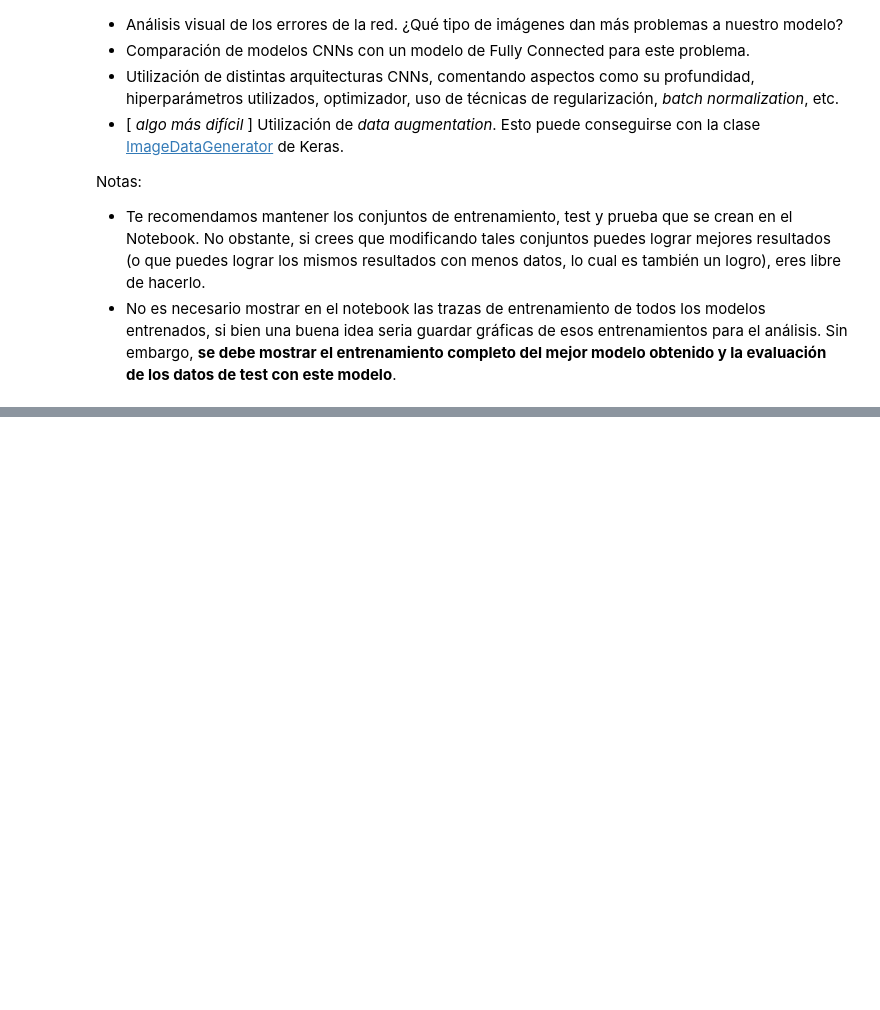
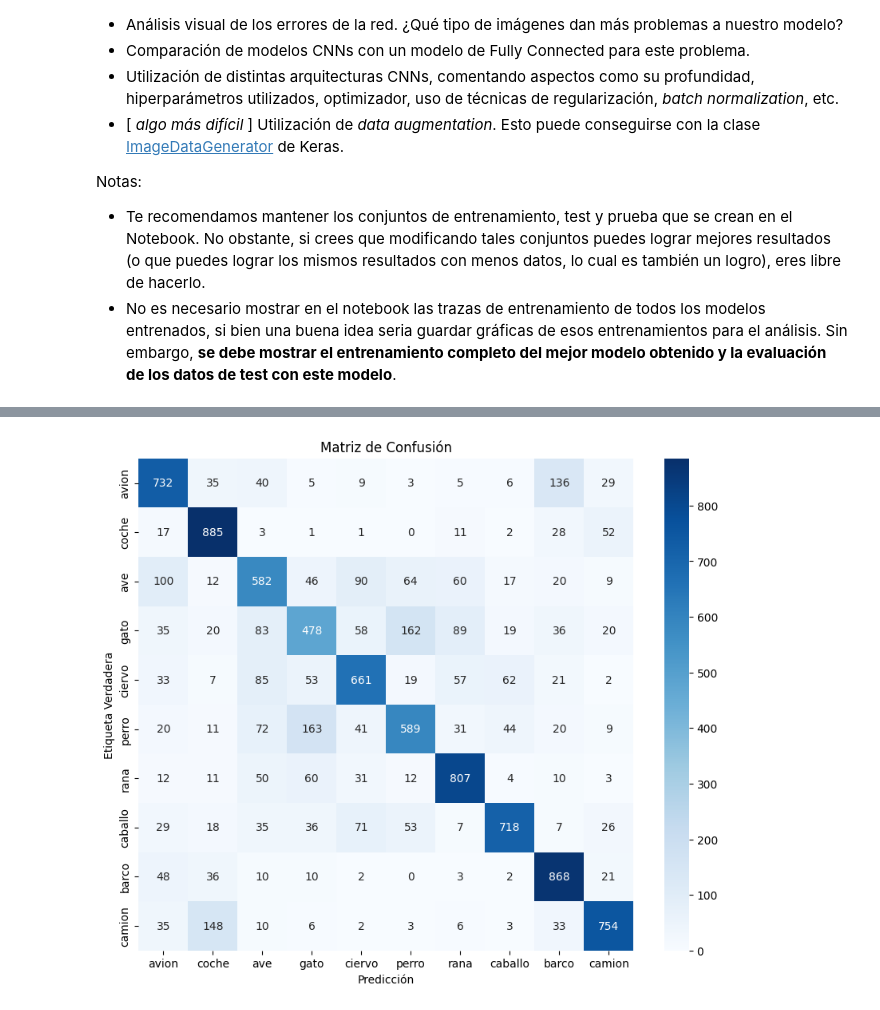
Before and after one commit to luialopezg/cnn_unir_actividad2, a Jupyter notebook: muinar06_act2_individual.ipynb, the cells around one changed output, grey strips where cells are left out. Cells and saved outputs as stored; diff of their text form; code cells hidden in the pictures; blank space fills up the shorter version.

```diff
--- a/muinar06_act2_individual.ipynb
+++ b/muinar06_act2_individual.ipynb
@@ -81,0 +108,9 @@ Notas:
+# %%
+# Entrenamiento de la red
+# Entrenar el modelo
+history = model.fit(
+    x_train, y_train_one_hot,
+    epochs=20,
+    batch_size=64,
+    validation_data=(x_valid, y_valid_one_hot)
+)
@@ -81,0 +150,8 @@ Notas:
+# %%
+
+import numpy as np
+
+# Predicciones del modelo en el conjunto de prueba
+y_pred = model.predict(x_test)
+y_pred_classes = np.argmax(y_pred, axis=1)  # Convierte las probabilidades en etiquetas
+y_true = np.squeeze(y_test)  # Convierte las etiquetas verdaderas a una dimensión compatible
@@ -81,0 +161,19 @@ Notas:
+# %%
+# Matriz de confusión
+
+from sklearn.metrics import confusion_matrix, classification_report
+import seaborn as sns
+import matplotlib.pyplot as plt
+
+# Matriz de confusión
+conf_matrix = confusion_matrix(y_true, y_pred_classes)
+
+# Visualiza la matriz de confusión
+plt.figure(figsize=(10, 8))
+sns.heatmap(conf_matrix, annot=True, fmt="d", cmap="Blues", xticklabels=MAP_ELEMENTS.values(), yticklabels=MAP_ELEMENTS.values())
+plt.xlabel("Predicción")
+plt.ylabel("Etiqueta Verdadera")
+plt.title("Matriz de Confusión")
+plt.show()
+# %% [output]
+[figure, added]
```
Also changed, not shown: parts of 15 cells of this notebook, 1 other file.
